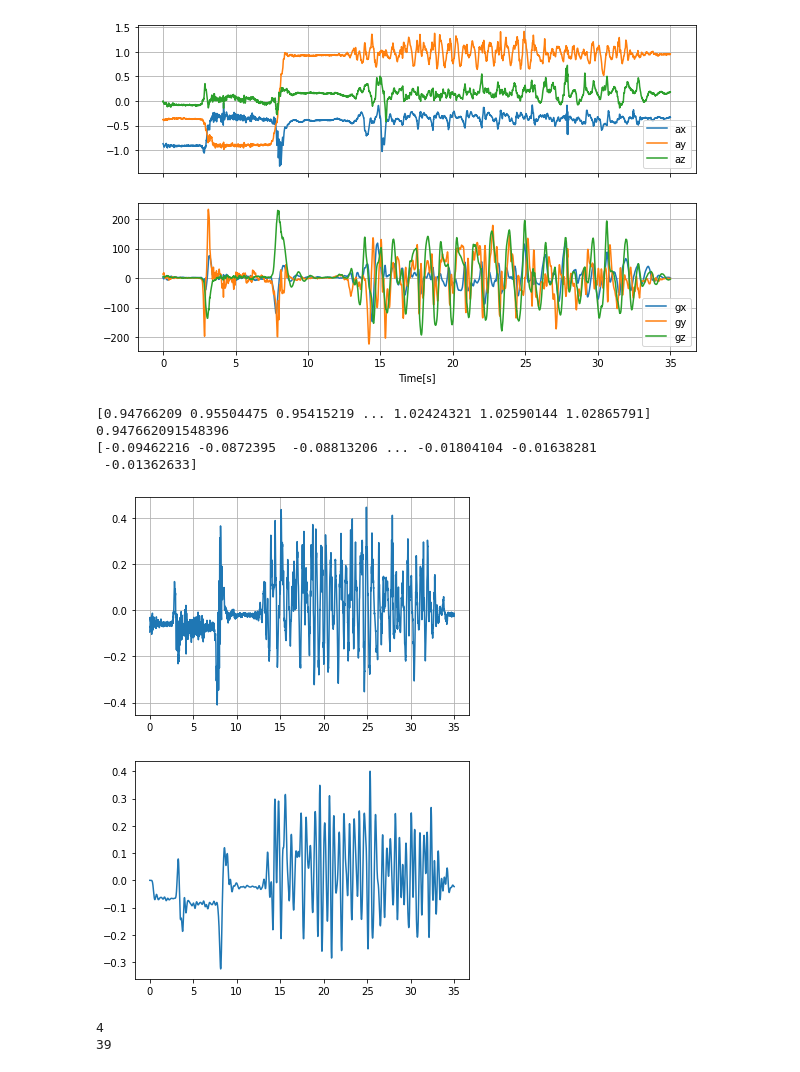
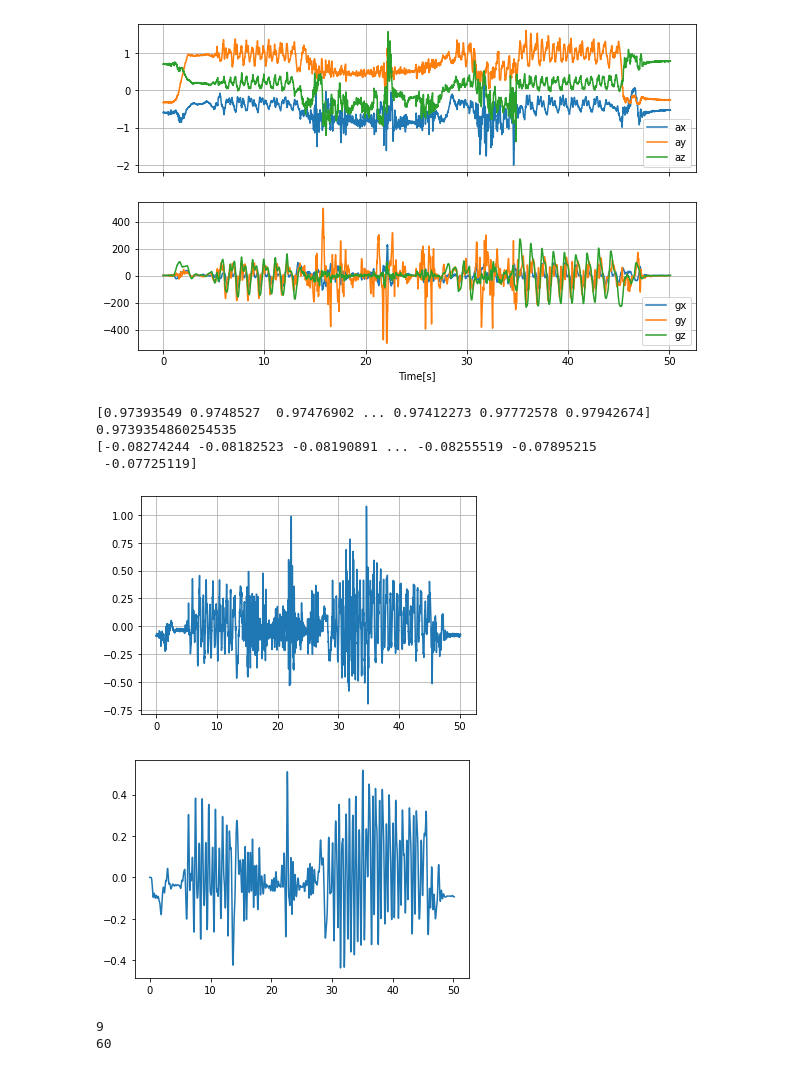
Before and after one commit to valeriotor/mham22, a Jupyter notebook: task1/task.ipynb, the cells around one changed output. Drawn from its saved outputs; the diff is of its cells as text; code cells hidden in the pictures.

```diff
--- a/task1/task.ipynb
+++ b/task1/task.ipynb
@@ -6,12 +6,12 @@ import math
 from lib.Recording import Recording
 from lib.KalmanFilter import KalmanFilter
 # %%
-filename = '../recordings/reference/released_5.json'
+filename = '../recordings/reference/released_4.json'
 trace = Recording(filename, no_labels = True, mute = True)
 trace.plot([['ax', 'ay', 'az'], ['gx', 'gy', 'gz']])
 # note: sampled every 80ms => frequency of 1/0.08 = 12.5Hz
 # %% [output]
-[figure, old version]
+[figure, new version]
 # %%
 ax_list = list(zip(trace.data["ax"].timestamps, trace.data["ax"].values))
 ay_list = list(zip(trace.data["ay"].timestamps, trace.data["ay"].values))
@@ -29,10 +29,10 @@ avg_magnitude = np.mean(magnitude)
 net_magnitude = magnitude - avg_magnitude
 print(net_magnitude)
 # %% [output]
-[0.94766209 0.95504475 0.95415219 ... 1.02424321 1.02590144 1.02865791]
-0.947662091548396
-[-0.09462216 -0.0872395  -0.08813206 ... -0.01804104 -0.01638281
- -0.01362633]
+[0.97393549 0.9748527  0.97476902 ... 0.97412273 0.97772578 0.97942674]
+0.9739354860254535
+[-0.08274244 -0.08182523 -0.08190891 ... -0.08255519 -0.07895215
+ -0.07725119]
 # %%
 fig, ax = plt.subplots()
 #ax.plot(x_axis[0:int(len(x_axis)/5)], net_magnitude[0:int(len(x_axis)/5)])
@@ -40,7 +40,7 @@ ax.plot(x_axis, net_magnitude)
 ax.grid()
 plt.show()
 # %% [output]
-[figure, old version]
+[figure, new version]
 # %%
 # PHASE 1: low pass filter. I have no idea why these parameters work
 b, a = signal.butter(12, 4, fs=250)
@@ -49,7 +49,7 @@ y = signal.lfilter(b, a, net_magnitude)
 plt.plot(x_axis, y)
 plt.show()
 # %% [output]
-[figure, old version]
+[figure, new version]
 # %%
 # PHASE 2: iterate over everything, find peaks and valleys and combine into steps
 if len(x_axis < 4):
@@ -169,8 +169,9 @@ walk_list.append(curr_walk)
 sum = 0
 print(len(walk_list)-1)
 for walk in walk_list:
-    sum += len(walk)
+    if len(walk) > 3:
+        sum += len(walk)
 print(sum)
 # %% [output]
-4
-39
+9
+60
```
